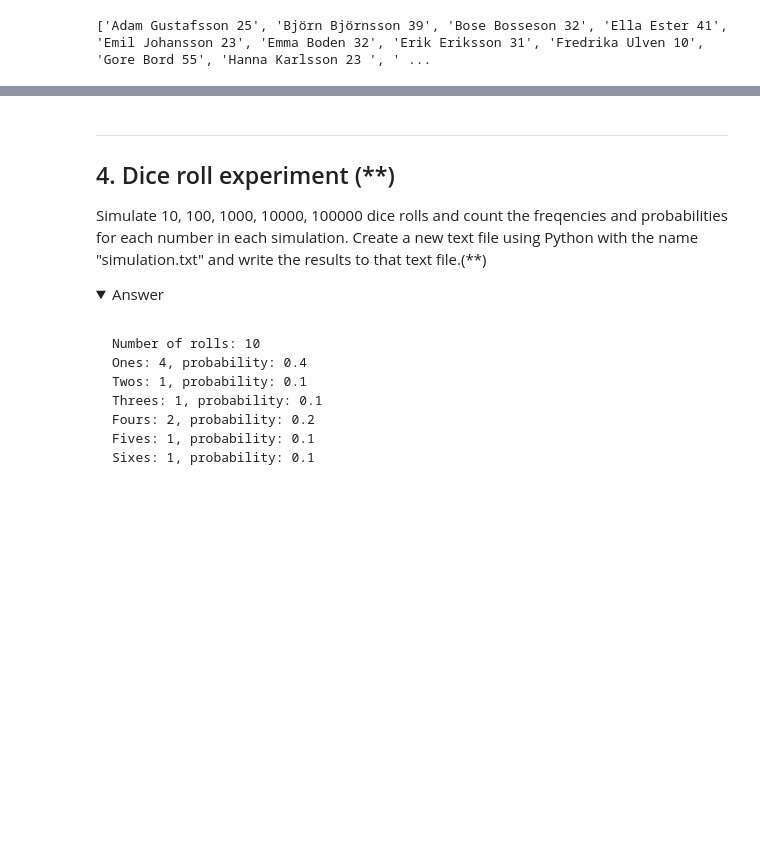
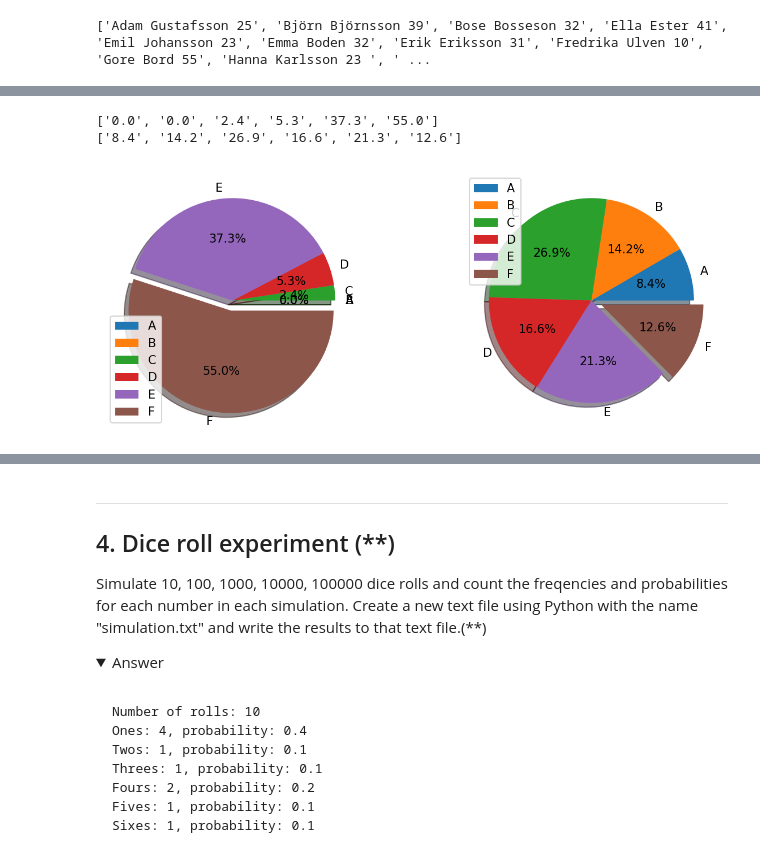
Before and after one commit to yuna-liu/python-programming-Yuna-Liu, a Jupyter notebook: Exercises/08-file-handling-exercise-done.ipynb, the cells around one changed output, grey strips where cells are left out. Saved outputs shown, nothing was run; the diff lists cells and outputs as text; code cells hidden in the pictures; folded sections open; blank space fills up the shorter version.

```diff
--- a/Exercises/08-file-handling-exercise-done.ipynb
+++ b/Exercises/08-file-handling-exercise-done.ipynb
@@ -418,0 +338,33 @@ plt.show()
+# %%
+import matplotlib.pyplot as plt
+
+path_1 = "../Files/NPvt19Ma2A.txt"
+path_2 = "../Files/NPvt19Ma2C.txt"
+
+def get_data(path):
+    with open(path, "r") as f1:
+        #plt.pie will automatically calculate the % through autopct="%1.1f%%"
+        txt = f1.readlines()
+        y_number = [line.strip("\n").replace("%", "").split()[1] for line in txt]
+        print(y_number)
+        # remember of using readlines.() for only one time
+        #y_number = [float(i) for i in y_number]
+        grades = [line.strip("\n").replace("%", "").split()[0] for line in txt]
+        return [y_number, grades]
+
+def draw_data(y1_number, grades_1, y2_number, grades_2):
+    myexplode = [0, 0, 0, 0, 0, 0.1]
+    fig, ax = plt.subplots(1, 2, dpi=150, figsize=(10, 4))
+    ax[0].pie(y1_number, labels = grades_1, explode = myexplode, shadow = True, autopct='%1.1f%%')
+    ax[0].legend()
+    ax[1].pie(y2_number, labels = grades_2, explode = myexplode, shadow = True, autopct='%1.1f%%')
+    ax[1].legend()
+
+
+grades_percentages_1 = get_data(path_1)
+grades_percentages_2 = get_data(path_2)
+draw_data(grades_percentages_1[0], grades_percentages_1[1], grades_percentages_2[0], grades_percentages_2[1])
+# %% [output]
+['0.0', '0.0', '2.4', '5.3', '37.3', '55.0']
+['8.4', '14.2', '26.9', '16.6', '21.3', '12.6']
+[figure, added]
```
Also changed, not shown: parts of 3 cells of this notebook, 1 other file.
